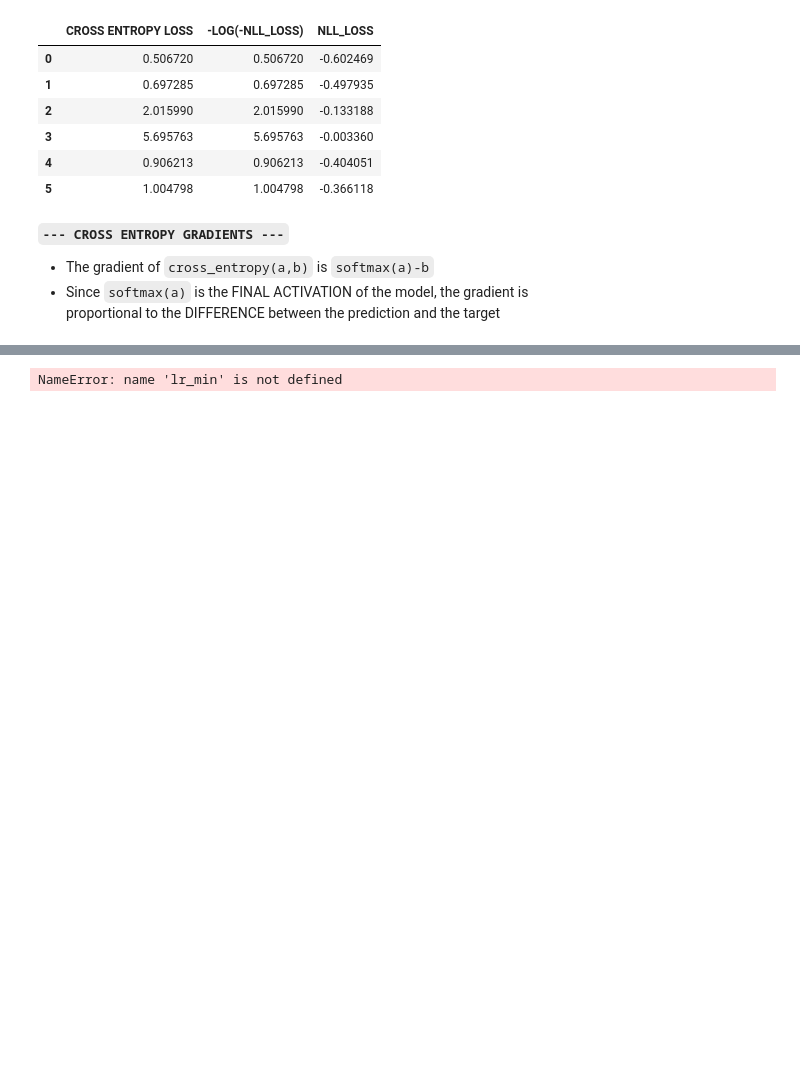
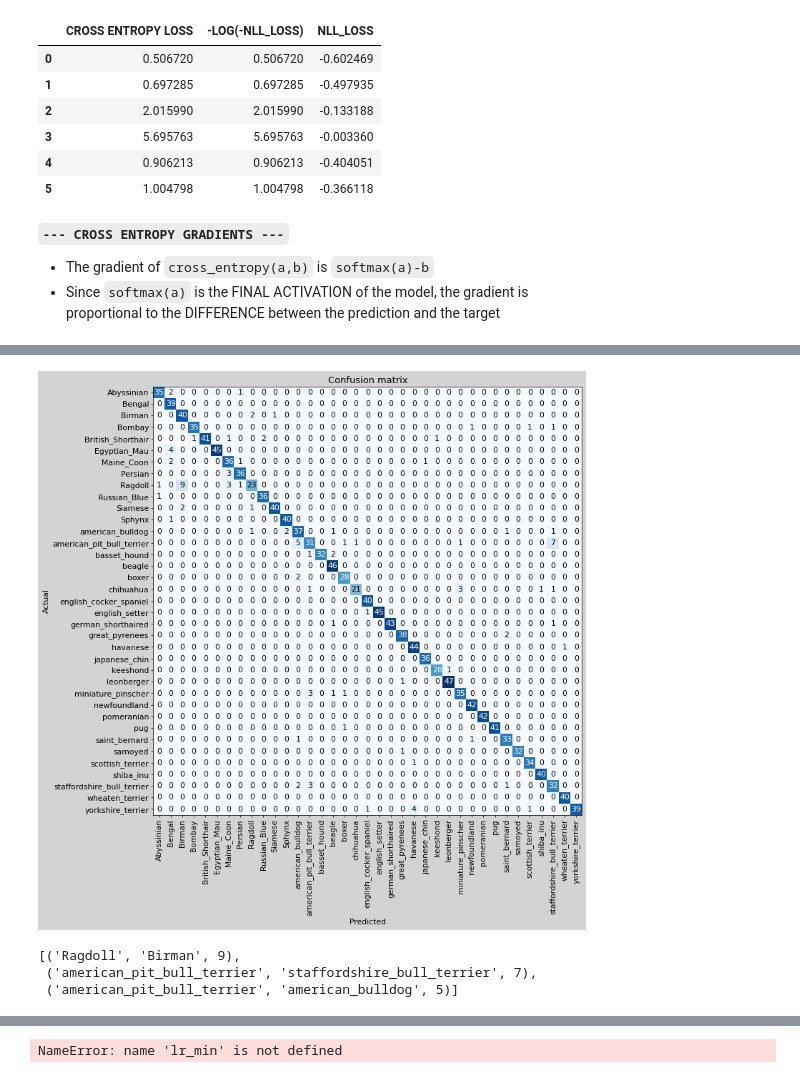
Before and after one commit to miketon/JupyterJeep, a Jupyter notebook: fastai_exercises/fast-ai-chapter05-image-classification.ipynb, the cells around one changed output, grey strips where cells are left out. Cells and saved outputs as stored; diff of their text form; code cells hidden in the pictures; blank space fills up the shorter version.

```diff
--- a/fastai_exercises/fast-ai-chapter05-image-classification.ipynb
+++ b/fastai_exercises/fast-ai-chapter05-image-classification.ipynb
@@ -675,2 +669,18 @@ interp.most_confused(min_val=5)
+# %%
+# @audit 📊 : change background color of matplotlib plots
+import matplotlib as mpl
+mpl.rcParams['figure.facecolor'] = 'lightgrey'
+
+# @note ⚠️ : interp.plot_confusion_matrix() ~ 1.5 minutes
+interp.plot_confusion_matrix(figsize=(12,12), dpi=65)
+# %% [output]
+[figure, added]
+# %%
+# @note ⚠️ : interp.most_confused() ~ 1.5 minutes
+interp.most_confused(min_val=5)
+# %% [output]
+[('Ragdoll', 'Birman', 9),
+ ('american_pit_bull_terrier', 'staffordshire_bull_terrier', 7),
+ ('american_pit_bull_terrier', 'american_bulldog', 5)]
 # %%
 learn = vision_learner(dls, arch=resnet34, metrics=error_rate)
```
Also changed, not shown: parts of 16 cells of this notebook.
